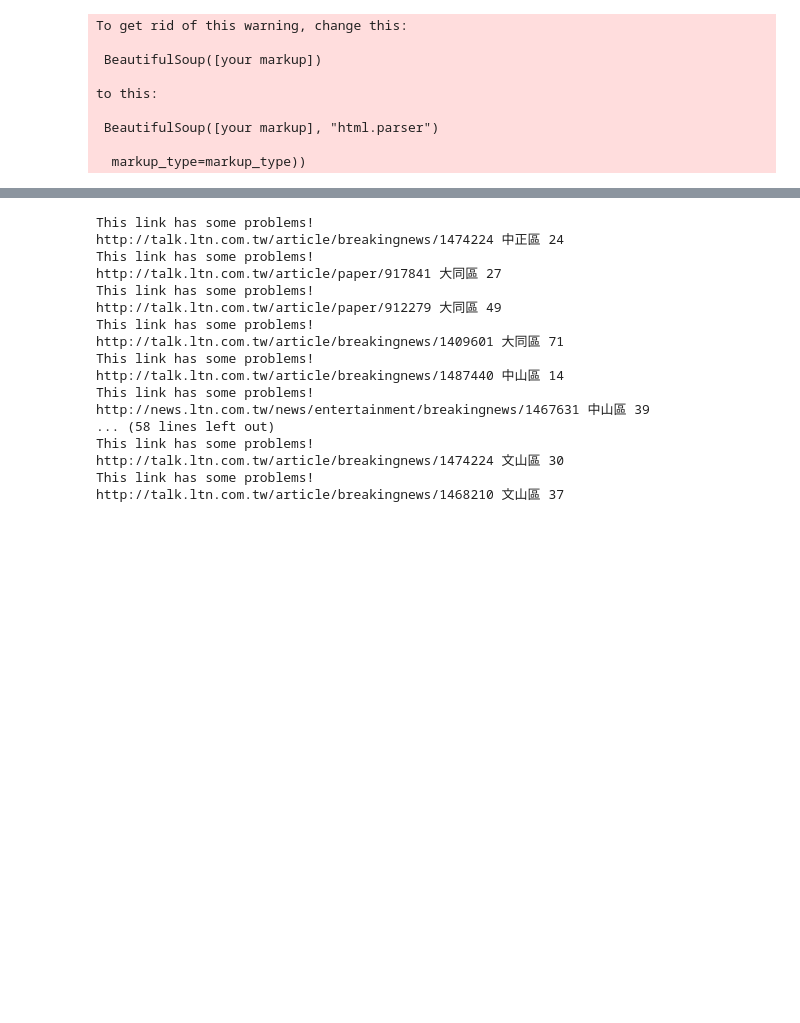
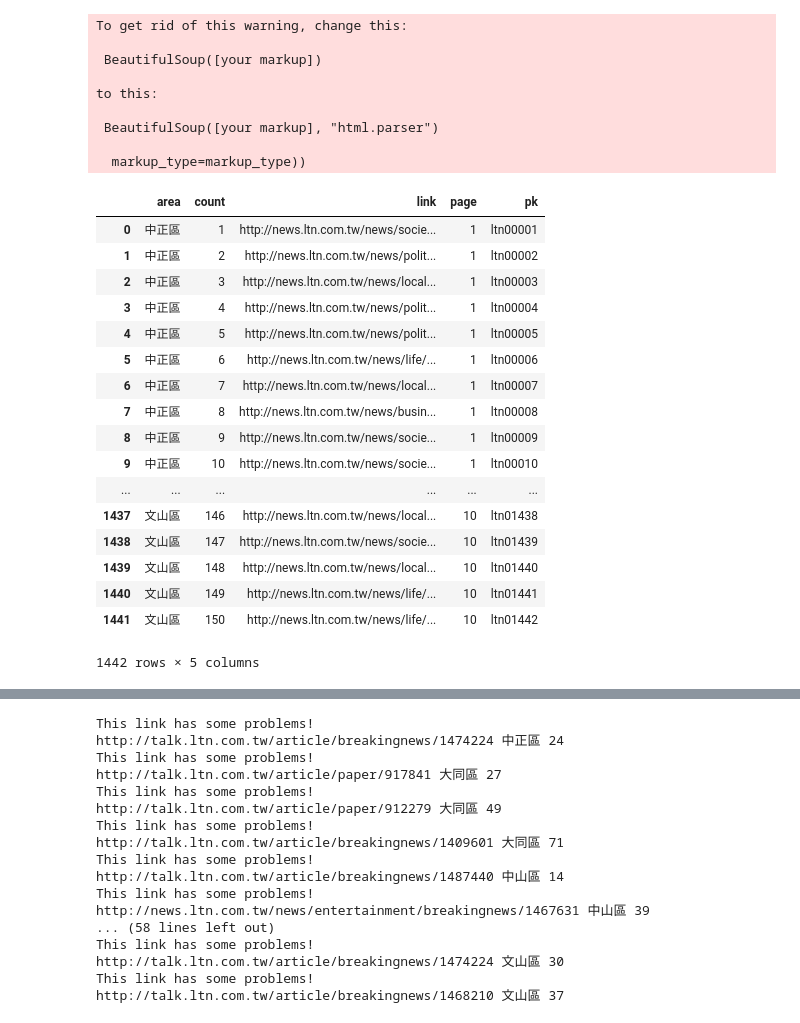
Before and after one commit to hunterking3305/crawler, a Jupyter notebook: ltn_ETL.ipynb, the cells around one changed output, grey strips where cells are left out. Saved outputs shown, nothing was run; the diff lists cells and outputs as text; code cells hidden in the pictures; blank space fills up the shorter version.

```diff
--- a/ltn_ETL.ipynb
+++ b/ltn_ETL.ipynb
@@ -346,7 +346,27 @@ to this:
 # %%
 #新聞連結資訊進入DataFrame
 import pandas
 data1 = pandas.DataFrame(linkary)
+data1
+# %% [output]
+|  | area | count | link | page | pk |
+| 0 | 中正區 | 1 | http://news.ltn.com.tw/news/socie... | 1 | ltn00001 |
+| 1 | 中正區 | 2 | http://news.ltn.com.tw/news/polit... | 1 | ltn00002 |
+| 2 | 中正區 | 3 | http://news.ltn.com.tw/news/local... | 1 | ltn00003 |
+| 3 | 中正區 | 4 | http://news.ltn.com.tw/news/polit... | 1 | ltn00004 |
+| 4 | 中正區 | 5 | http://news.ltn.com.tw/news/polit... | 1 | ltn00005 |
+| 5 | 中正區 | 6 | http://news.ltn.com.tw/news/life/... | 1 | ltn00006 |
+| 6 | 中正區 | 7 | http://news.ltn.com.tw/news/local... | 1 | ltn00007 |
+| 7 | 中正區 | 8 | http://news.ltn.com.tw/news/busin... | 1 | ltn00008 |
+| 8 | 中正區 | 9 | http://news.ltn.com.tw/news/socie... | 1 | ltn00009 |
+| 9 | 中正區 | 10 | http://news.ltn.com.tw/news/socie... | 1 | ltn00010 |
+| ... | ... | ... | ... | ... | ... |
+| 1437 | 文山區 | 146 | http://news.ltn.com.tw/news/local... | 10 | ltn01438 |
+| 1438 | 文山區 | 147 | http://news.ltn.com.tw/news/socie... | 10 | ltn01439 |
+| 1439 | 文山區 | 148 | http://news.ltn.com.tw/news/local... | 10 | ltn01440 |
+| 1440 | 文山區 | 149 | http://news.ltn.com.tw/news/life/... | 10 | ltn01441 |
+| 1441 | 文山區 | 150 | http://news.ltn.com.tw/news/life/... | 10 | ltn01442 |
+1442 rows × 5 columns
 # %%
 #輸出成CSV檔將連結存起 假如需要可以讀回
 data1.to_csv('ltn_link.csv',encode='utf-8')
```
Also changed, not shown: parts of 3 cells of this notebook, 12 other files.
